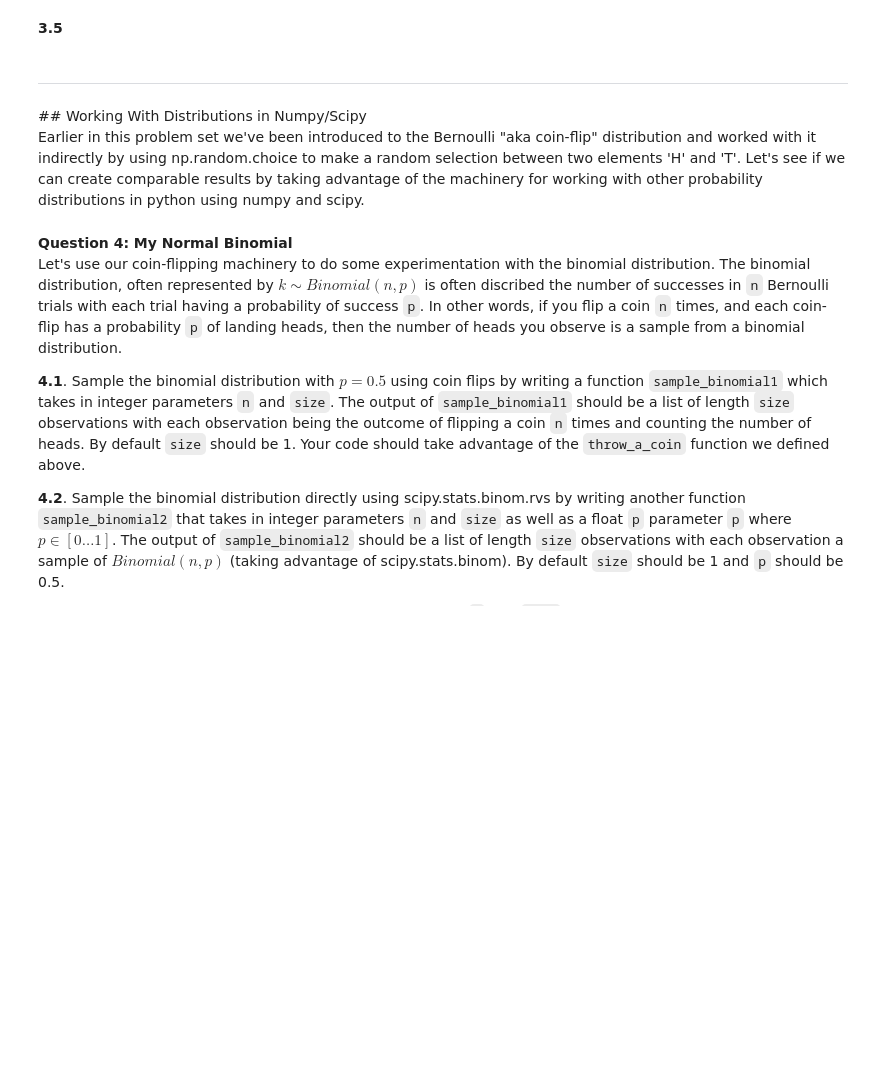
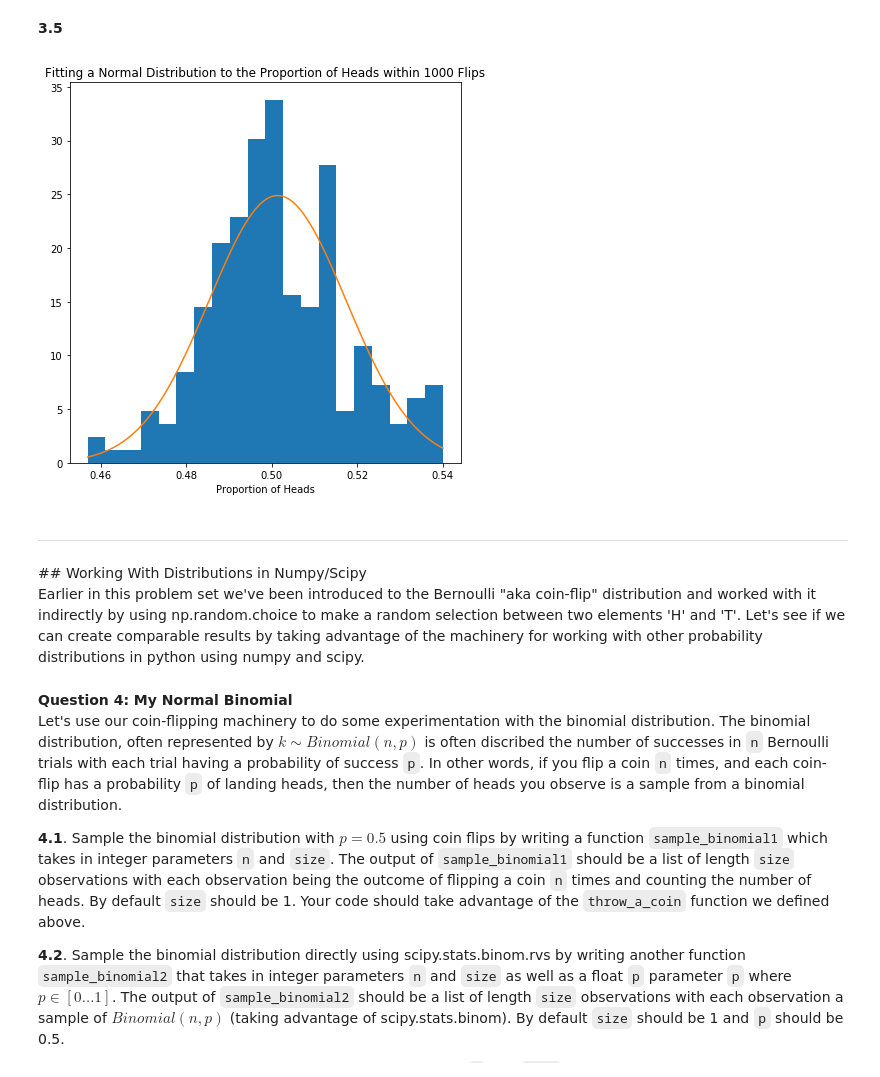
Before and after one commit to JoshFeldman95/AM209a, a Jupyter notebook: hw0/cs109a_hw0.ipynb, the cells around one changed output. Cells and saved outputs as stored; diff of their text form; code cells hidden in the pictures; blank space fills up the shorter version.

```diff
--- a/hw0/cs109a_hw0.ipynb
+++ b/hw0/cs109a_hw0.ipynb
@@ -218,3 +458,19 @@ The coin flip experiment that we did above gave us some insight, but we don't ha
+# %%
+# your code here
+from scipy.stats import norm
+mean = np.mean(proportions_at_n_flips_1000)
+standard_dev = np.std(proportions_at_n_flips_1000)
+x = np.linspace(np.min(proportions_at_n_flips_1000), np.max(proportions_at_n_flips_1000), 100)
+normal_pdf = norm.pdf(x, mean, standard_dev)
+# %%
+plt.figure(figsize=(7, 7))
+plt.hist(proportions_at_n_flips_1000, bins = 20, density = True)
+plt.plot(x, normal_pdf)
+plt.xlabel('Proportion of Heads')
+plt.title('Fitting a Normal Distribution to the Proportion of Heads within 1000 Flips')
+plt.show()
+# %% [output]
+[figure, added]
 # %% [markdown]
 <hr style='height:1px'>
 ## Working With Distributions in Numpy/Scipy
```
Also changed, not shown: parts of 57 cells of this notebook, 1 other file.
